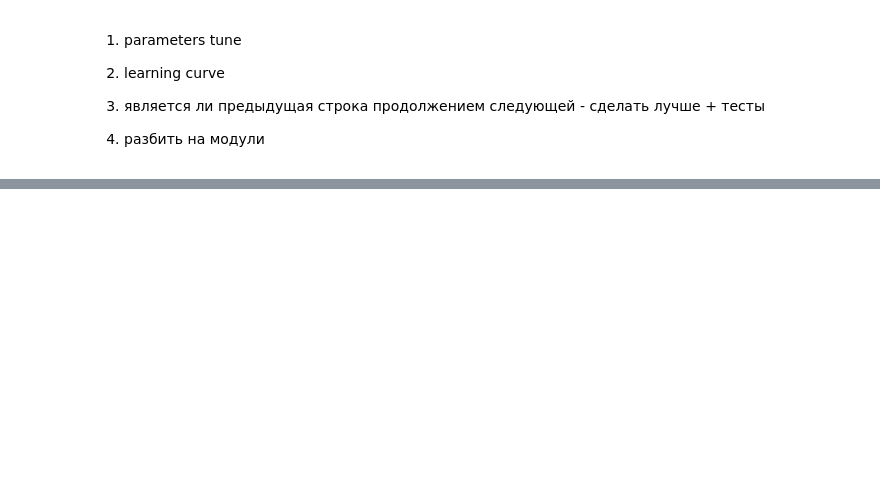
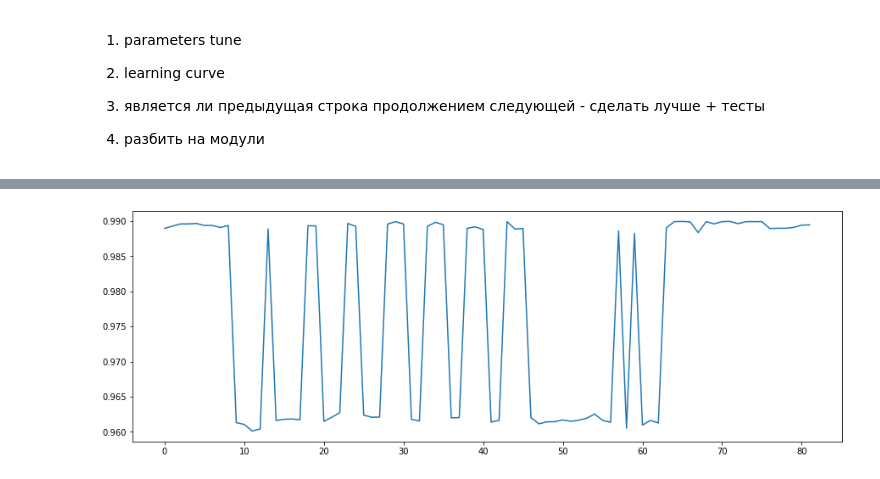
Before and after one commit to NastyBoget/document_structure_extraction, a Jupyter notebook: pipeline.ipynb, the cells around one changed output, grey strips where cells are left out. Drawn from its saved outputs; the diff is of its cells as text; code cells hidden in the pictures; blank space fills up the shorter version.

```diff
--- a/pipeline.ipynb
+++ b/pipeline.ipynb
@@ -440,0 +654,2 @@ for file_name, items in tqdm(grouped_by_dock.items()):
+# %%
+res = results.copy()
@@ -440,0 +658,8 @@ for file_name, items in tqdm(grouped_by_dock.items()):
+# %%
+y_ = list(map(lambda x: x[0], res))
+x_ = [i for i in range(len(y_))]
+plt.figure(figsize=(15, 5))
+plt.plot(x_, y_)
+plt.savefig('parameters.png')
+# %% [output]
+[figure, added]
```
Also changed, not shown: parts of 31 cells of this notebook, 2 other files.
